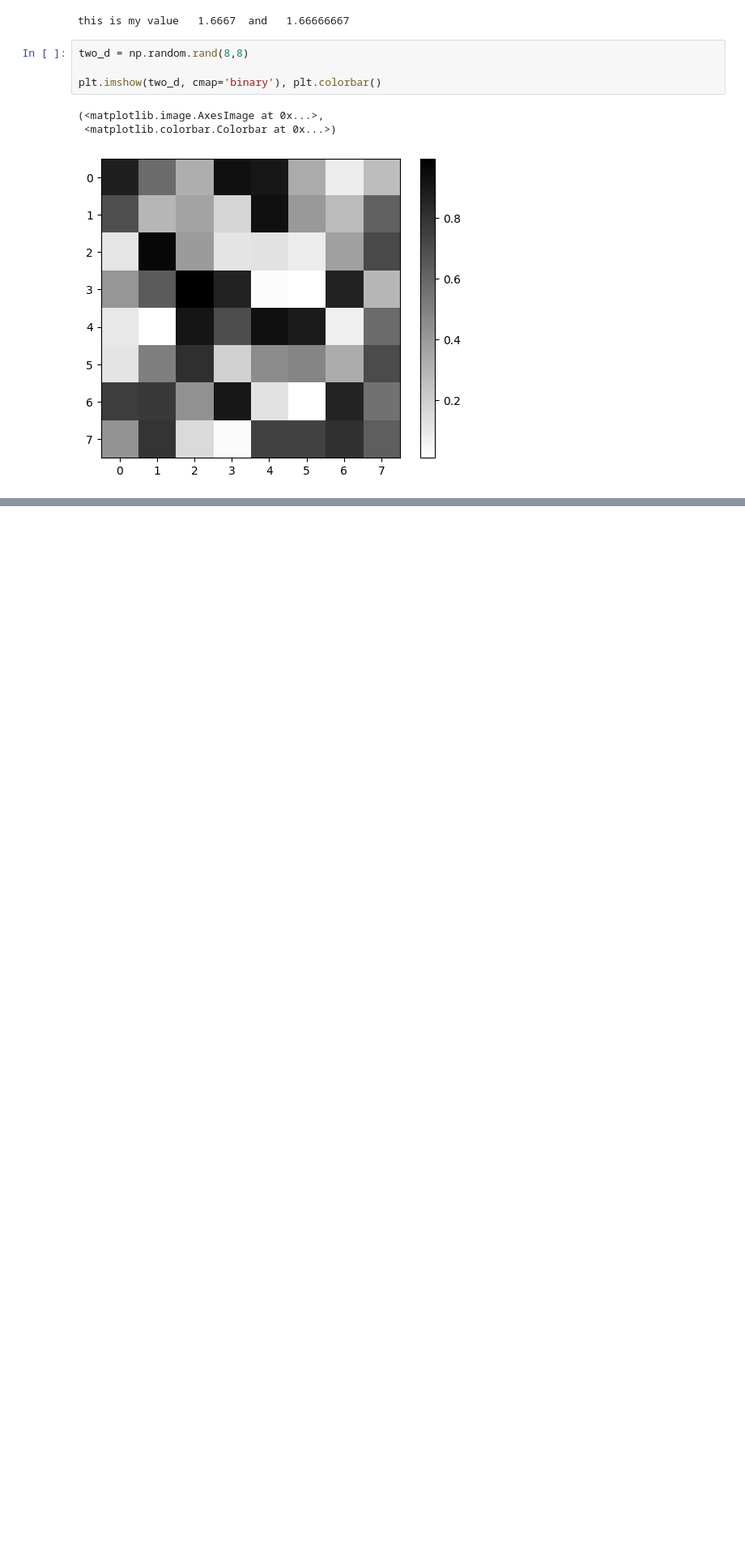
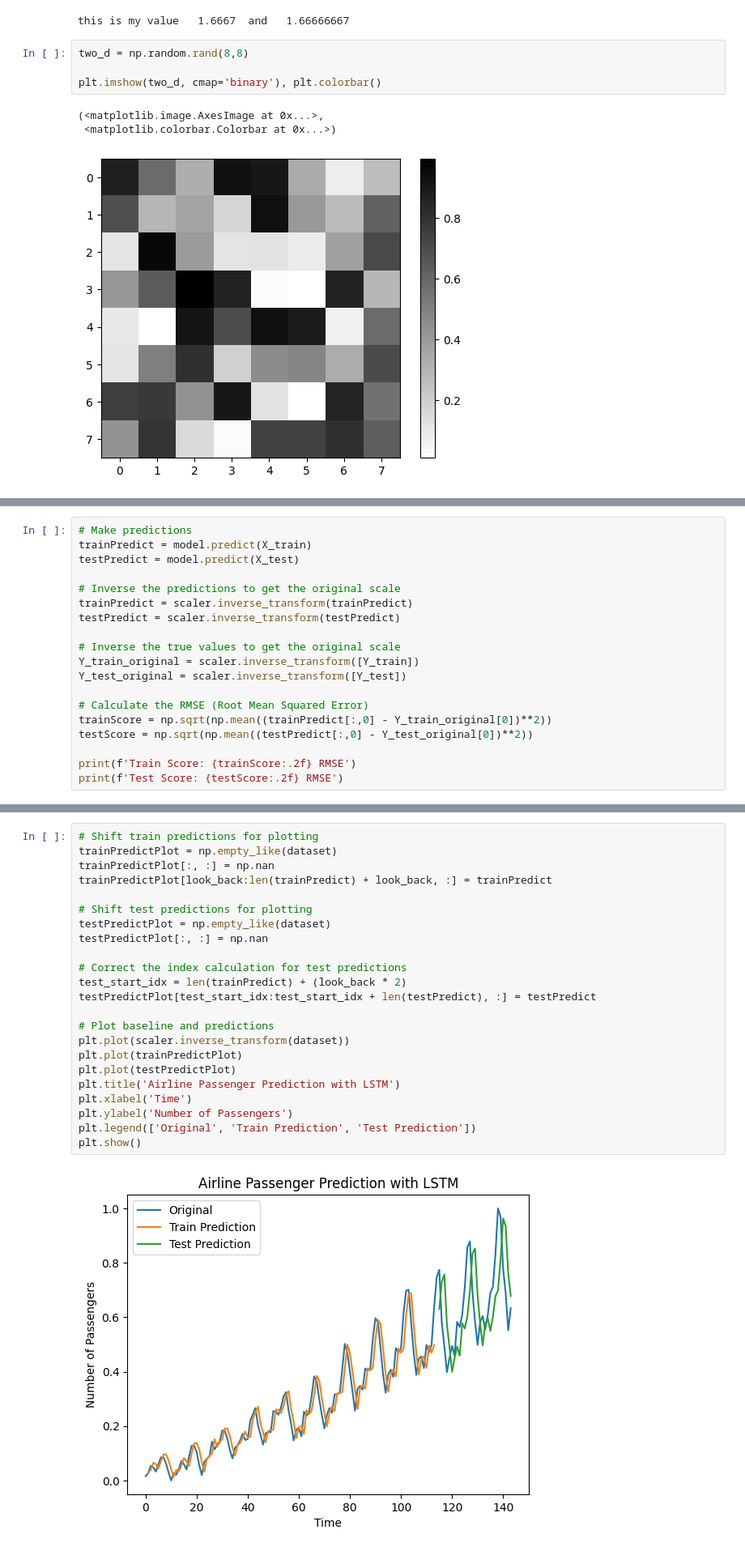
Before and after one commit to Yavar-Azar/ML_Course, a Jupyter notebook: Introduction/session1.ipynb, the cells around one changed output, grey strips where cells are left out. Shown at 81% size. Cells and saved outputs as stored; diff of their text form; blank space fills up the shorter version.

```diff
--- a/Introduction/session1.ipynb
+++ b/Introduction/session1.ipynb
@@ -74,0 +276,19 @@ plt.imshow(two_d, cmap='binary'), plt.colorbar()
+# %%
+# Make predictions
+trainPredict = model.predict(X_train)
+testPredict = model.predict(X_test)
+
+# Inverse the predictions to get the original scale
+trainPredict = scaler.inverse_transform(trainPredict)
+testPredict = scaler.inverse_transform(testPredict)
+
+# Inverse the true values to get the original scale
+Y_train_original = scaler.inverse_transform([Y_train])
+Y_test_original = scaler.inverse_transform([Y_test])
+
+# Calculate the RMSE (Root Mean Squared Error)
+trainScore = np.sqrt(np.mean((trainPredict[:,0] - Y_train_original[0])**2))
+testScore = np.sqrt(np.mean((testPredict[:,0] - Y_test_original[0])**2))
+
+print(f'Train Score: {trainScore:.2f} RMSE')
+print(f'Test Score: {testScore:.2f} RMSE')
@@ -74,0 +303,25 @@ plt.imshow(two_d, cmap='binary'), plt.colorbar()
+# %%
+# Shift train predictions for plotting
+trainPredictPlot = np.empty_like(dataset)
+trainPredictPlot[:, :] = np.nan
+trainPredictPlot[look_back:len(trainPredict) + look_back, :] = trainPredict
+
+# Shift test predictions for plotting
+testPredictPlot = np.empty_like(dataset)
+testPredictPlot[:, :] = np.nan
+
+# Correct the index calculation for test predictions
+test_start_idx = len(trainPredict) + (look_back * 2)
+testPredictPlot[test_start_idx:test_start_idx + len(testPredict), :] = testPredict
+
+# Plot baseline and predictions
+plt.plot(scaler.inverse_transform(dataset))
+plt.plot(trainPredictPlot)
+plt.plot(testPredictPlot)
+plt.title('Airline Passenger Prediction with LSTM')
+plt.xlabel('Time')
+plt.ylabel('Number of Passengers')
+plt.legend(['Original', 'Train Prediction', 'Test Prediction'])
+plt.show()
+# %% [output]
+[figure, added]
```
Also changed, not shown: parts of 21 cells of this notebook.
